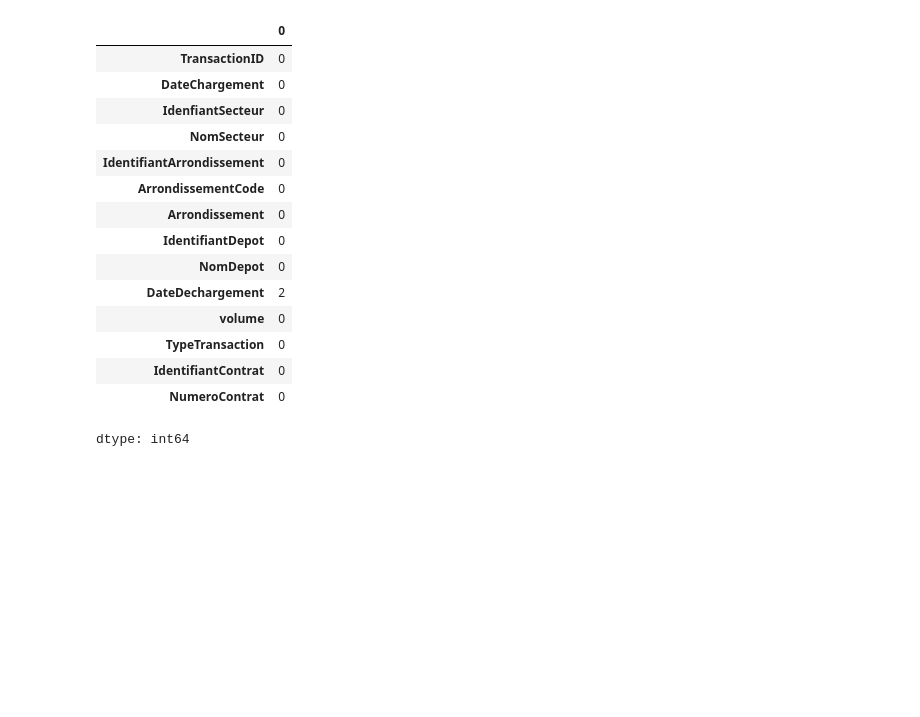
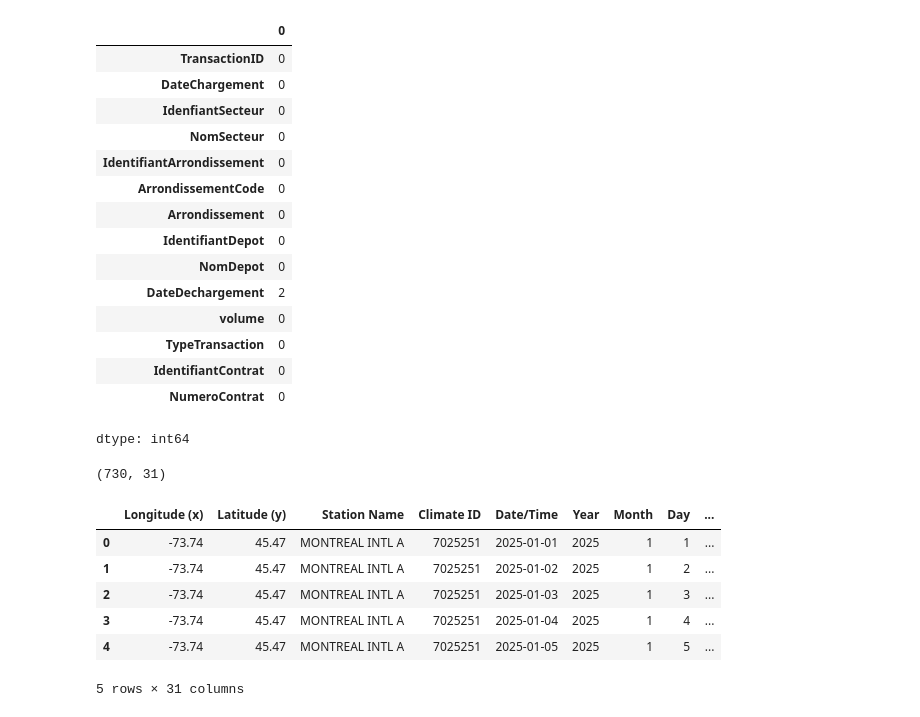
Before and after one commit to sarahliu-mma/Montreal_Snow_Removal, a Jupyter notebook: notebooks/(transcation)Data_Acquisition_and_Preparation.ipynb, the cells around one changed output. Cells and saved outputs as stored; diff of their text form; code cells hidden in the pictures; blank space fills up the shorter version.

```diff
--- a/notebooks/(transcation)Data_Acquisition_and_Preparation.ipynb
+++ b/notebooks/(transcation)Data_Acquisition_and_Preparation.ipynb
@@ -238,3 +238,27 @@ dt.isna().sum()
 dtype: int64
 # %%
 dt.to_parquet('/content/drive/MyDrive/Montreal Snow Removal/transcation_2526.parquet')
+# %%
+url = ("https://climate.weather.gc.ca/climate_data/bulk_data_e.html"
+       "?format=csv&stationID=51157&Year={year}&Month=1&Day=1"
+       "&timeframe=2&submit=Download+Data")
+
+w2025 = pd.read_csv(url.format(year=2025))
+w2026 = pd.read_csv(url.format(year=2026))
+weather = pd.concat([w2025, w2026], ignore_index=True)
+# %%
+weather.columns
+weather[['Station Name', 'Climate ID']].drop_duplicates()
+weather.shape
+# %% [output]
+(730, 31)
+# %%
+weather.head()
+# %% [output]
+|  | Longitude (x) | Latitude (y) | Station Name | Climate ID | Date/Time | Year | Month | Day | ... |
+| 0 | -73.74 | 45.47 | MONTREAL INTL A | 7025251 | 2025-01-01 | 2025 | 1 | 1 | ... |
+| 1 | -73.74 | 45.47 | MONTREAL INTL A | 7025251 | 2025-01-02 | 2025 | 1 | 2 | ... |
+| 2 | -73.74 | 45.47 | MONTREAL INTL A | 7025251 | 2025-01-03 | 2025 | 1 | 3 | ... |
+| 3 | -73.74 | 45.47 | MONTREAL INTL A | 7025251 | 2025-01-04 | 2025 | 1 | 4 | ... |
+| 4 | -73.74 | 45.47 | MONTREAL INTL A | 7025251 | 2025-01-05 | 2025 | 1 | 5 | ... |
+5 rows × 31 columns
```
Also changed, not shown: parts of 24 cells of this notebook.
